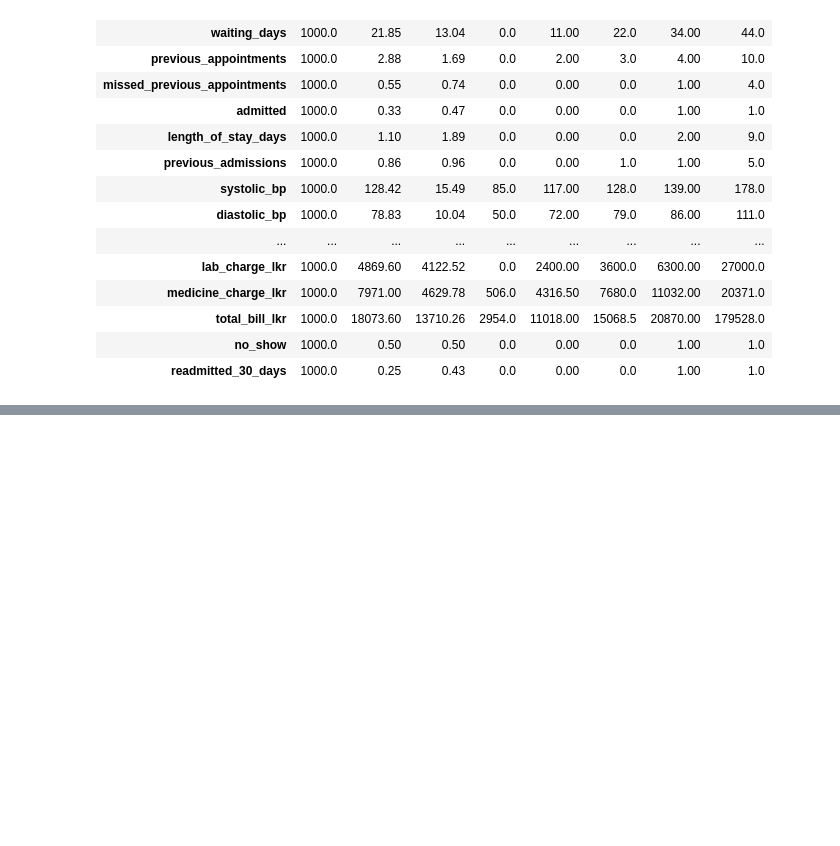
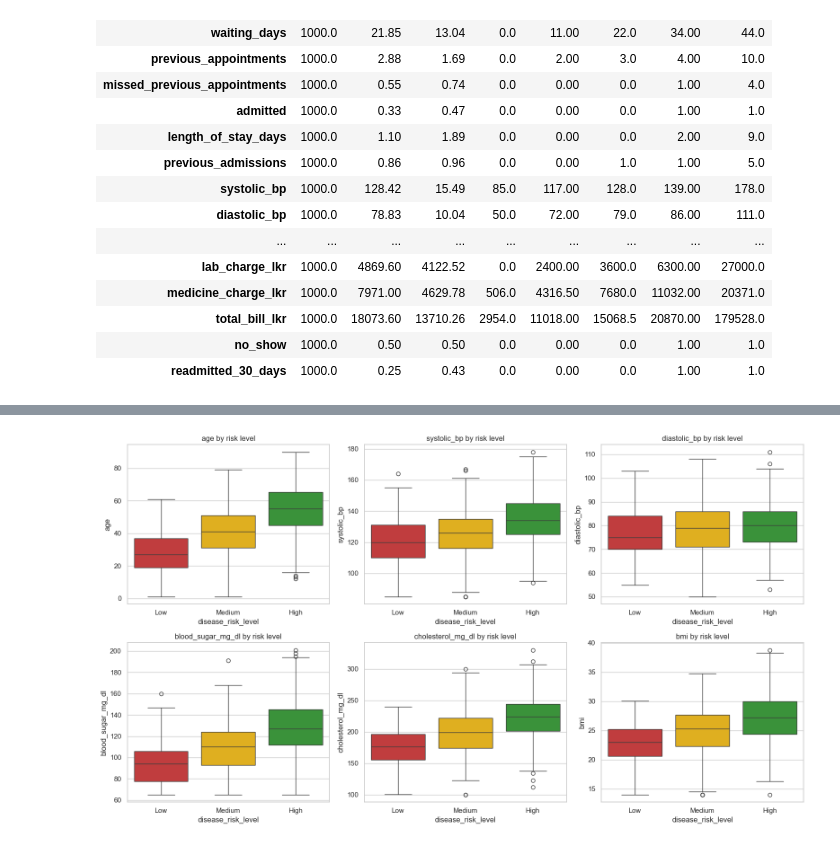
Before and after one commit to waruna-2003/smartcare-ai-risk-classification, a Jupyter notebook: smartcare_option_c_complete.ipynb, the cells around one changed output, grey strips where cells are left out. Saved outputs shown, nothing was run; the diff lists cells and outputs as text; code cells hidden in the pictures; blank space fills up the shorter version.

```diff
--- a/smartcare_option_c_complete.ipynb
+++ b/smartcare_option_c_complete.ipynb
@@ -147,0 +363,11 @@ Categorical/date columns (11): ['patient_id', 'gender', 'blood_group', 'departme
+# %%
+# Boxplots of clinical features by risk level
+fig, axes = plt.subplots(2, 3, figsize=(16, 9))
+for column, ax in zip(clinical_numeric, axes.flat):
+    sns.boxplot(data=df, x=TARGET, y=column, order=RISK_ORDER, hue=TARGET,
+                palette=["#2ca02c", "#ffbf00", "#d62728"], legend=False, ax=ax)
+    ax.set_title(f"{column} by risk level")
+plt.tight_layout()
+plt.show()
+# %% [output]
+[figure, added]
```
Also changed, not shown: parts of 17 cells of this notebook.
